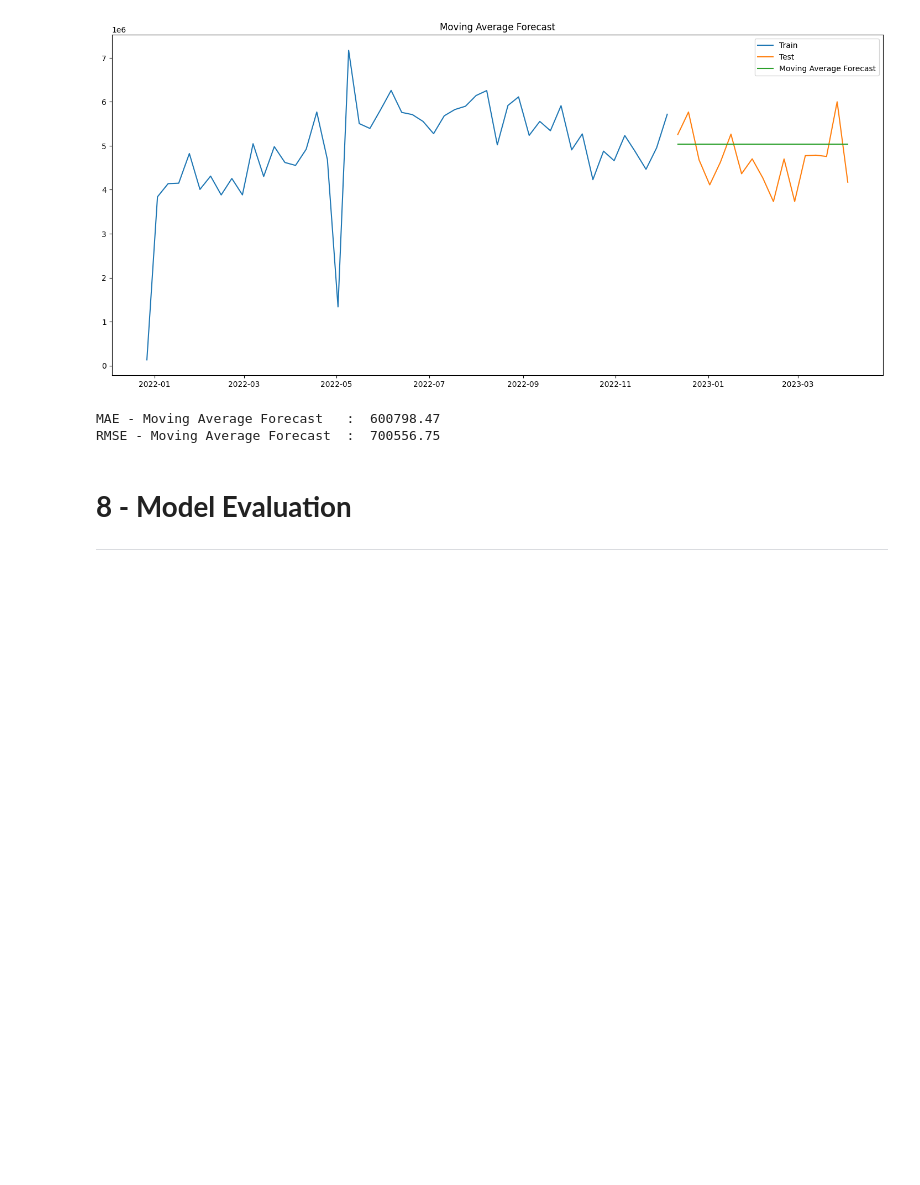
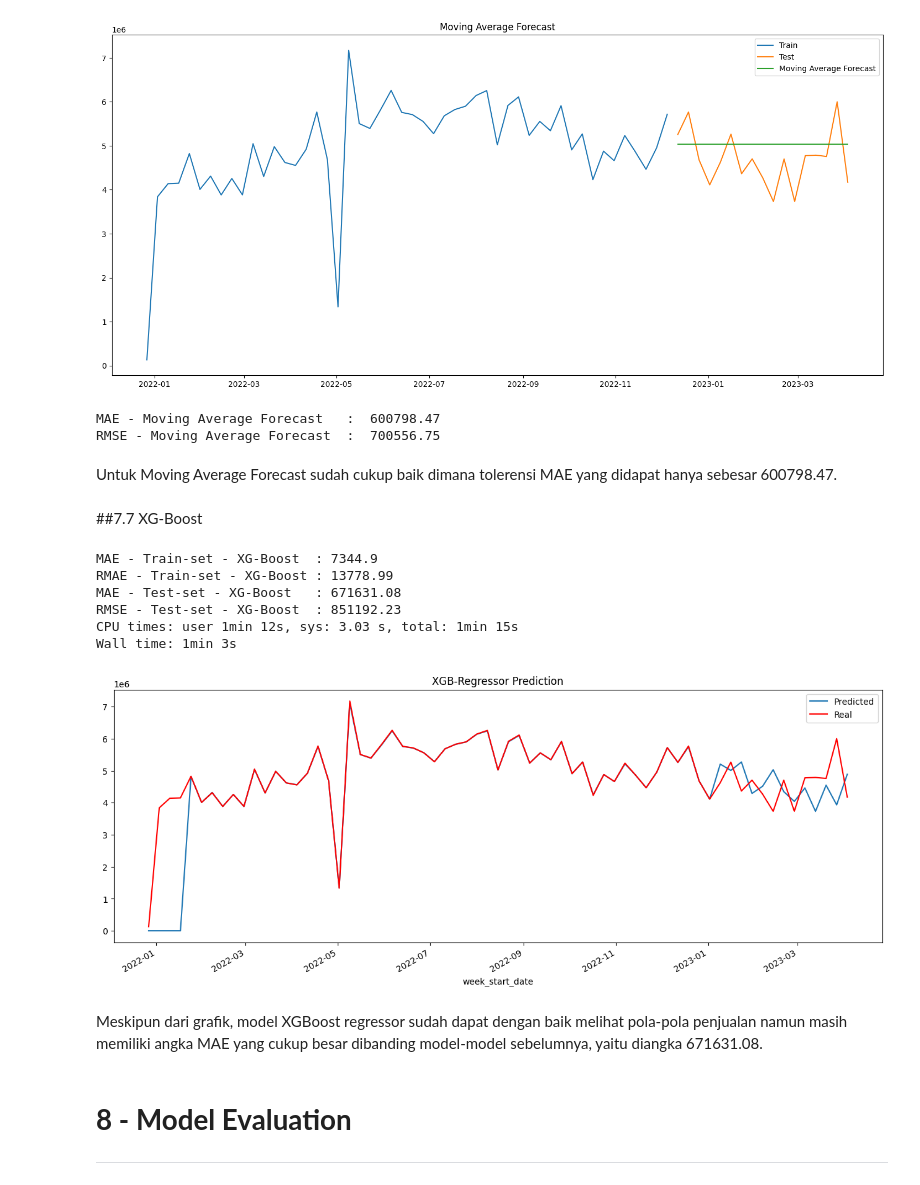
Before and after one commit to andik-alfauzi/Sales-Prediction, a Jupyter notebook: Time_Series_Sales_Prediction.ipynb, the cells around one changed output. Saved outputs shown, nothing was run; the diff lists cells and outputs as text; code cells hidden in the pictures; blank space fills up the shorter version.

```diff
--- a/Time_Series_Sales_Prediction.ipynb
+++ b/Time_Series_Sales_Prediction.ipynb
@@ -1122,6 +1133,63 @@ print('RMSE - Moving Average Forecast  : ', rmseAvg)
 # %% [output]
 MAE - Moving Average Forecast   :  600798.47
 RMSE - Moving Average Forecast  :  700556.75
+# %% [markdown]
+Untuk Moving Average Forecast sudah cukup baik dimana tolerensi MAE yang didapat hanya sebesar 600798.47.
+# %% [markdown]
+##7.7 XG-Boost
+# %%
+%%time
+# Clear session
+seed = 19
+tf.keras.backend.clear_session()
+np.random.seed(seed)
+tf.random.set_seed(seed)
+
+# Define XGBoost model
+xgb = XGBRegressor()
+xgbParams = {'n_estimators':[100, 300, 500, 900],
+             'learning_rate':[0.01, 0.1, 1],
+             'max_depth':[5, 7, 9]}
+xgbModel = GridSearchCV(estimator=xgb, param_grid=xgbParams, cv=7, scoring='neg_mean_absolute_error')
+xgbModel.fit(X_train, y_train)
+
+# Applying predict
+y_predTrainXGB = xgbModel.predict(X_train)
+y_predTestXGB = xgbModel.predict(X_test)
+
+# MAE checking
+maeTrainXGB = round(mean_absolute_error(y_train, y_predTrainXGB), 2)
+rmseTrainXGB = round(sqrt(mean_squared_error(y_train, y_predTrainXGB)), 2)
+maeTestXGB = round(mean_absolute_error(y_test, y_predTestXGB), 2)
+rmseTestXGB = round(sqrt(mean_squared_error(y_test, y_predTestXGB)), 2)
+
+# Display MAE and RMSE
+print('MAE - Train-set - XG-Boost  :', maeTrainXGB)
+print('RMAE - Train-set - XG-Boost :', rmseTrainXGB)
+print('MAE - Test-set - XG-Boost   :', maeTestXGB)
+print('RMSE - Test-set - XG-Boost  :', rmseTestXGB)
+# %% [output]
+MAE - Train-set - XG-Boost  : 7344.9
+RMAE - Train-set - XG-Boost : 13778.99
+MAE - Test-set - XG-Boost   : 671631.08
+RMSE - Test-set - XG-Boost  : 851192.23
+CPU times: user 1min 12s, sys: 3.03 s, total: 1min 15s
+Wall time: 1min 3s
+# %%
+# Combining prediction of xgb-regressor
+y_predXGB = np.concatenate([np.array([0, 0, 0, 0]), y_predTrainXGB, y_predTestXGB], axis=0)
+# %%
+# Visualize trend using xgb-regressor
+plt.figure(figsize=(16, 6))
+plt.plot(salesData.index, y_predXGB, label='Predicted')
+salesData.plot(color='Red', label='Real')
+plt.title('XGB-Regressor Prediction')
+plt.legend()
+plt.show()
+# %% [output]
+[figure, added]
+# %% [markdown]
+Meskipun dari grafik, model XGBoost regressor sudah dapat dengan baik melihat pola-pola penjualan namun masih memiliki angka MAE yang cukup besar dibanding model-model sebelumnya, yaitu diangka 671631.08.
 # %% [markdown]
 # **8 - Model Evaluation**
 
```
Also changed, not shown: parts of 23 cells of this notebook.
